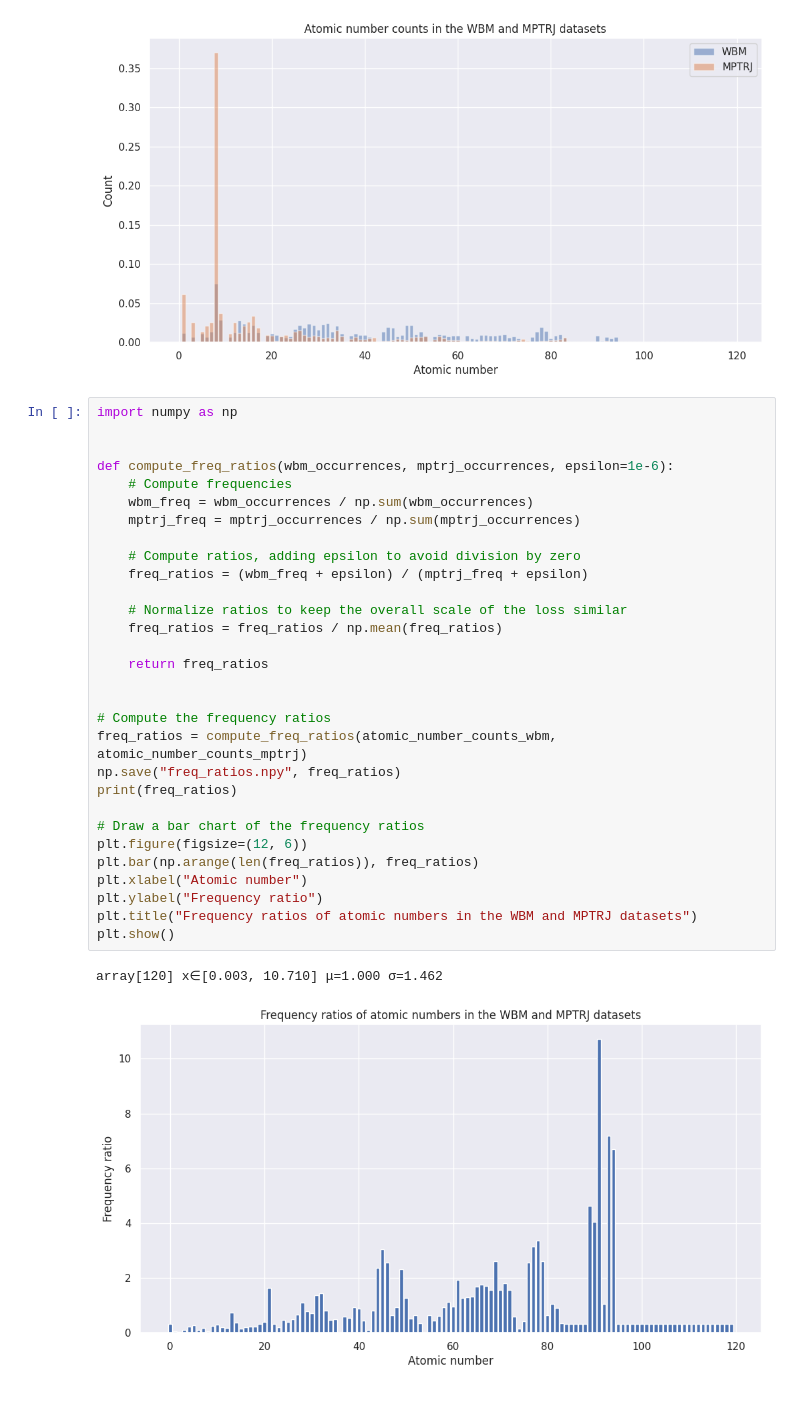
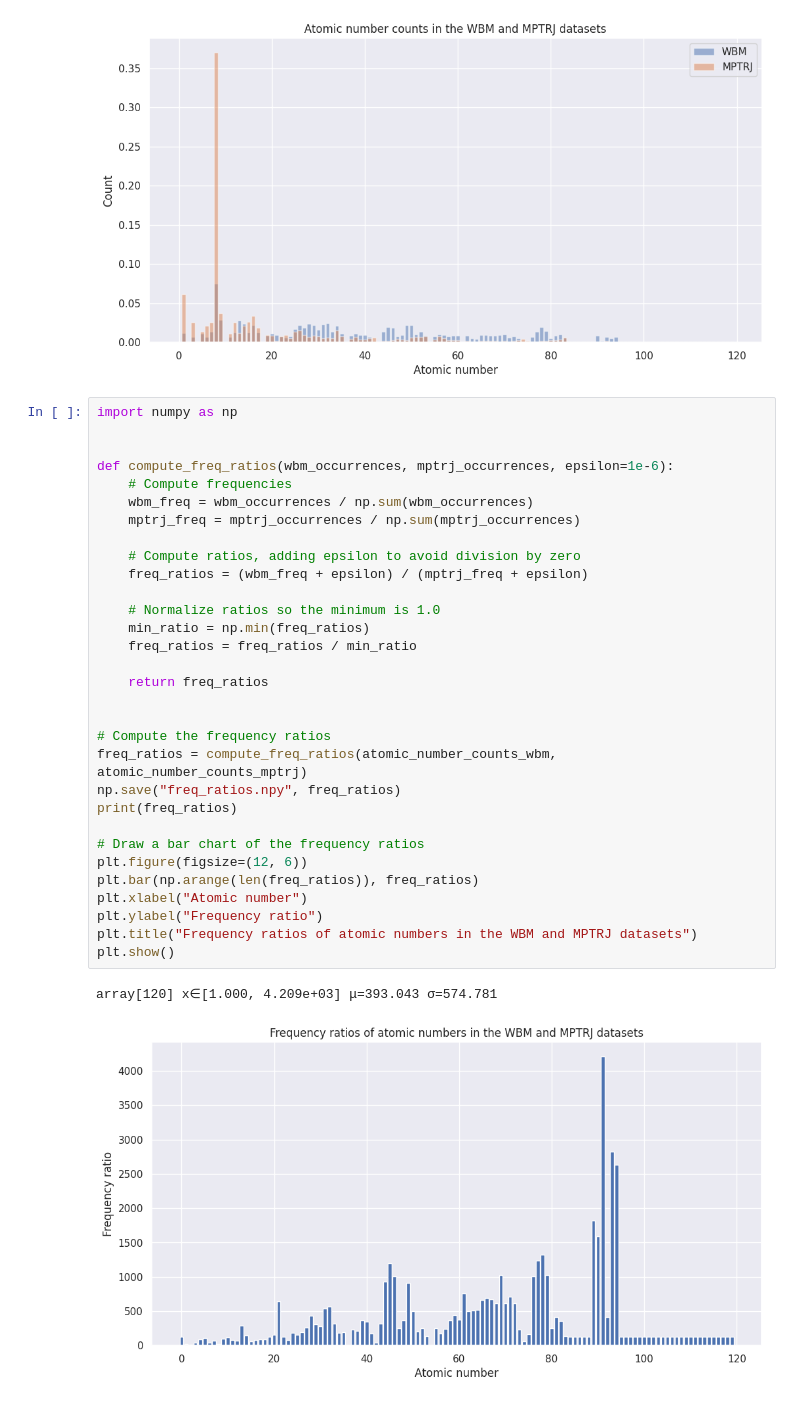
Before and after one commit to Lingyu-Kong/JMP-Peft, a Jupyter notebook: notebooks/wbm-download.ipynb, the cells around one changed output. Drawn from its saved outputs; the diff is of its cells as text.

```diff
--- a/notebooks/wbm-download.ipynb
+++ b/notebooks/wbm-download.ipynb
@@ -105,33 +105,34 @@ plt.show()
 # %%
 import numpy as np
 
 
 def compute_freq_ratios(wbm_occurrences, mptrj_occurrences, epsilon=1e-6):
     # Compute frequencies
     wbm_freq = wbm_occurrences / np.sum(wbm_occurrences)
     mptrj_freq = mptrj_occurrences / np.sum(mptrj_occurrences)
 
     # Compute ratios, adding epsilon to avoid division by zero
     freq_ratios = (wbm_freq + epsilon) / (mptrj_freq + epsilon)
 
-    # Normalize ratios to keep the overall scale of the loss similar
-    freq_ratios = freq_ratios / np.mean(freq_ratios)
+    # Normalize ratios so the minimum is 1.0
+    min_ratio = np.min(freq_ratios)
+    freq_ratios = freq_ratios / min_ratio
 
     return freq_ratios
 
 
 # Compute the frequency ratios
 freq_ratios = compute_freq_ratios(atomic_number_counts_wbm, atomic_number_counts_mptrj)
 np.save("freq_ratios.npy", freq_ratios)
 print(freq_ratios)
 
 # Draw a bar chart of the frequency ratios
 plt.figure(figsize=(12, 6))
 plt.bar(np.arange(len(freq_ratios)), freq_ratios)
 plt.xlabel("Atomic number")
 plt.ylabel("Frequency ratio")
 plt.title("Frequency ratios of atomic numbers in the WBM and MPTRJ datasets")
 plt.show()
 # %% [output]
-array[120] x∈[0.003, 10.710] μ=1.000 σ=1.462
+array[120] x∈[1.000, 4.209e+03] μ=393.043 σ=574.781
-[figure, old version]
+[figure, new version]
```
Also changed, not shown: parts of 1 cell of this notebook, 4 other files.
